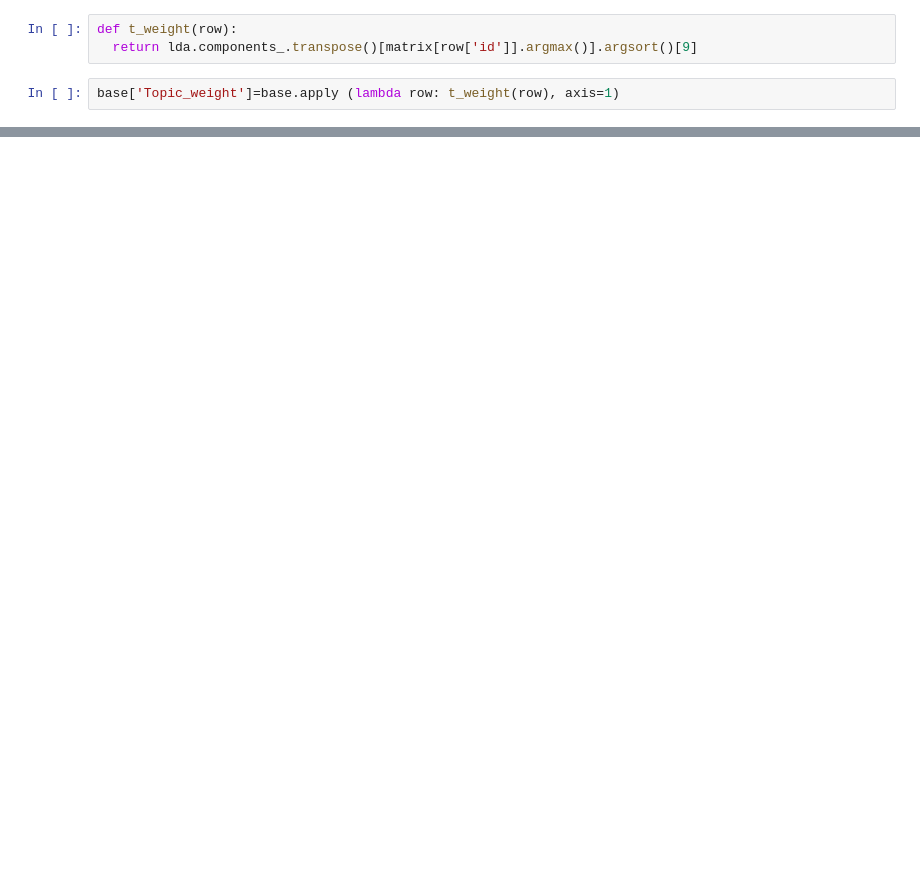
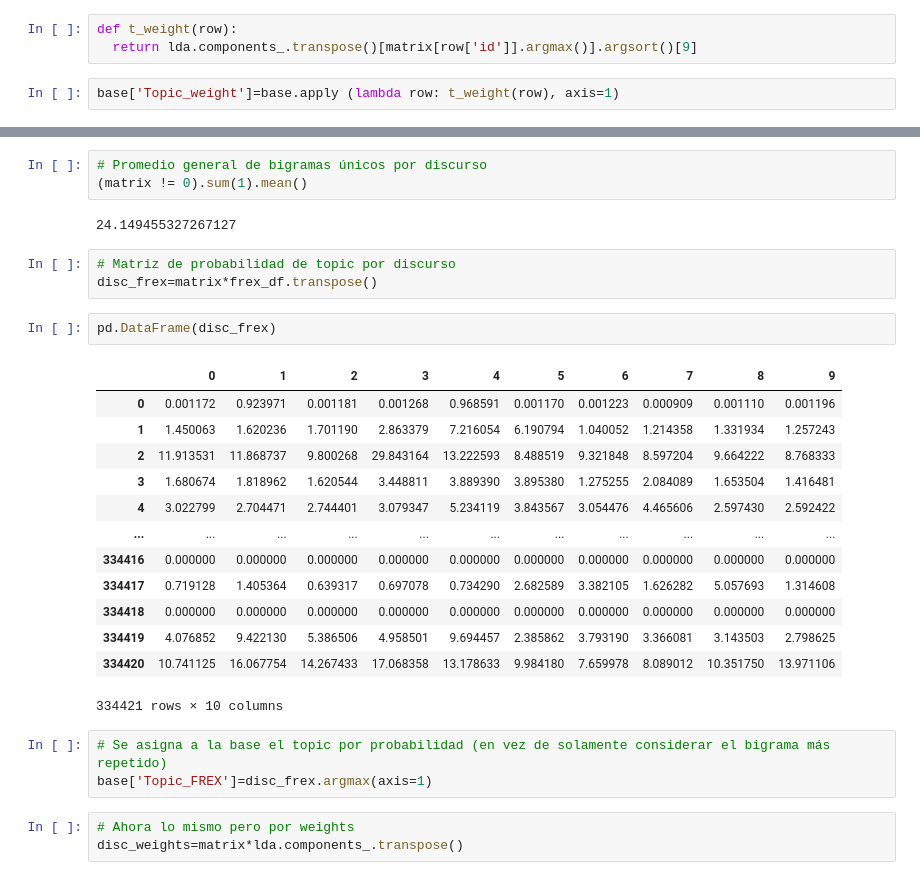
Before and after one commit to LCaravaggio/politext, a Jupyter notebook: Toda_la_base.ipynb, the cells around one changed output, grey strips where cells are left out. Cells and saved outputs as stored; diff of their text form; blank space fills up the shorter version.

```diff
--- a/Toda_la_base.ipynb
+++ b/Toda_la_base.ipynb
@@ -883,0 +918,30 @@ base.head(5)
+# %%
+# Promedio general de bigramas únicos por discurso
+(matrix != 0).sum(1).mean()
+# %% [output]
+24.149455327267127
+# %%
+# Matriz de probabilidad de topic por discurso
+disc_frex=matrix*frex_df.transpose()
+# %%
+pd.DataFrame(disc_frex)
+# %% [output]
+|  | 0 | 1 | 2 | 3 | 4 | 5 | 6 | 7 | 8 | 9 |
+| 0 | 0.001172 | 0.923971 | 0.001181 | 0.001268 | 0.968591 | 0.001170 | 0.001223 | 0.000909 | 0.001110 | 0.001196 |
+| 1 | 1.450063 | 1.620236 | 1.701190 | 2.863379 | 7.216054 | 6.190794 | 1.040052 | 1.214358 | 1.331934 | 1.257243 |
+| 2 | 11.913531 | 11.868737 | 9.800268 | 29.843164 | 13.222593 | 8.488519 | 9.321848 | 8.597204 | 9.664222 | 8.768333 |
+| 3 | 1.680674 | 1.818962 | 1.620544 | 3.448811 | 3.889390 | 3.895380 | 1.275255 | 2.084089 | 1.653504 | 1.416481 |
+| 4 | 3.022799 | 2.704471 | 2.744401 | 3.079347 | 5.234119 | 3.843567 | 3.054476 | 4.465606 | 2.597430 | 2.592422 |
+| ... | ... | ... | ... | ... | ... | ... | ... | ... | ... | ... |
+| 334416 | 0.000000 | 0.000000 | 0.000000 | 0.000000 | 0.000000 | 0.000000 | 0.000000 | 0.000000 | 0.000000 | 0.000000 |
+| 334417 | 0.719128 | 1.405364 | 0.639317 | 0.697078 | 0.734290 | 2.682589 | 3.382105 | 1.626282 | 5.057693 | 1.314608 |
+| 334418 | 0.000000 | 0.000000 | 0.000000 | 0.000000 | 0.000000 | 0.000000 | 0.000000 | 0.000000 | 0.000000 | 0.000000 |
+| 334419 | 4.076852 | 9.422130 | 5.386506 | 4.958501 | 9.694457 | 2.385862 | 3.793190 | 3.366081 | 3.143503 | 2.798625 |
+| 334420 | 10.741125 | 16.067754 | 14.267433 | 17.068358 | 13.178633 | 9.984180 | 7.659978 | 8.089012 | 10.351750 | 13.971106 |
+334421 rows × 10 columns
+# %%
+# Se asigna a la base el topic por probabilidad (en vez de solamente considerar el bigrama más repetido)
+base['Topic_FREX']=disc_frex.argmax(axis=1)
+# %%
+# Ahora lo mismo pero por weights
+disc_weights=matrix*lda.components_.transpose()
```
Also changed, not shown: parts of 8 cells of this notebook.
